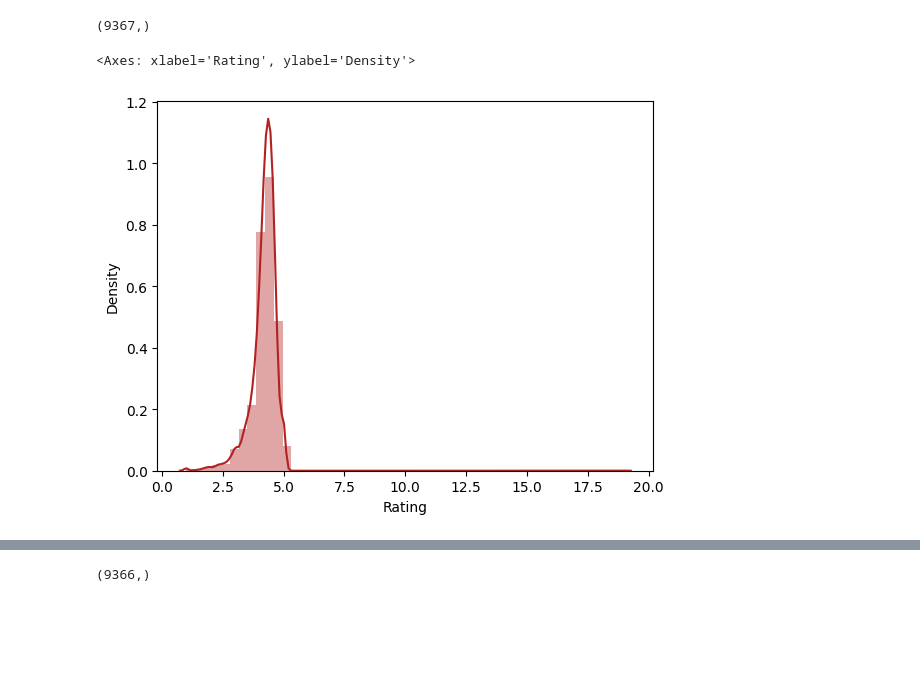
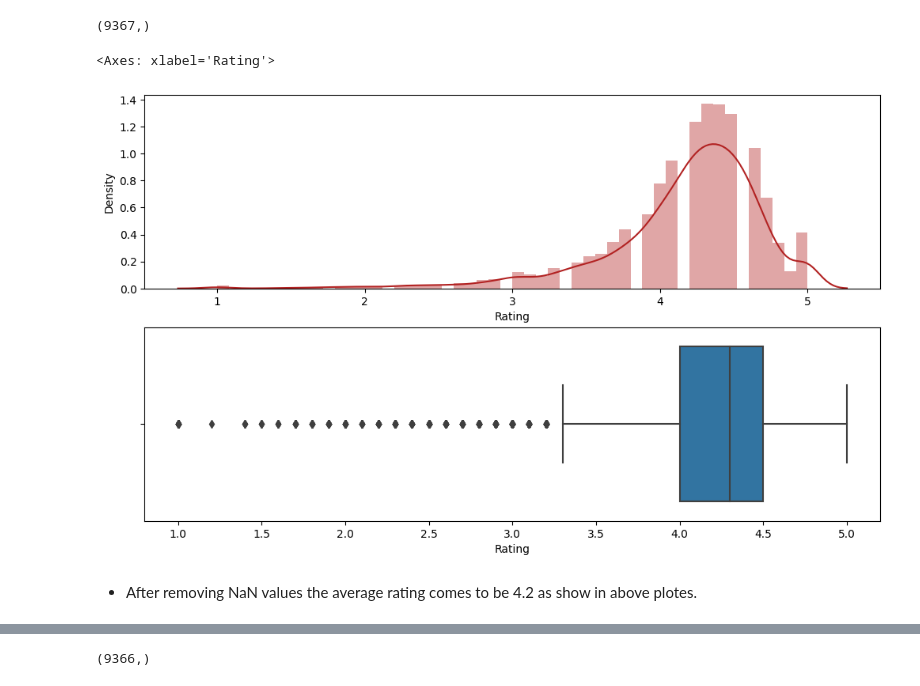
Before and after one commit to chauhan-jaswant/EDA-PROJECT, a Jupyter notebook: Play_Store_App_Review_Analysis.ipynb, the cells around one changed output, grey strips where cells are left out. Saved outputs shown, nothing was run; the diff lists cells and outputs as text; code cells hidden in the pictures; blank space fills up the shorter version.

Commit message:
Data Visualization and  Exploration

```diff
--- a/Play_Store_App_Review_Analysis.ipynb
+++ b/Play_Store_App_Review_Analysis.ipynb
@@ -250,11 +250,19 @@ df.dropna(subset=['Rating'],inplace=True)
 df['Rating'].shape
 # %% [output]
 (9367,)
-# %%
-sns.distplot(df['Rating'],color='firebrick')
-# %% [output]
-<Axes: xlabel='Rating', ylabel='Density'>
-[figure, removed]
+# %%
+# sns.distplot(df['Rating'],color='firebrick')
+
+fig, ax = plt.subplots(2,1, figsize=(12,7))
+sns.distplot(df['Rating'],color='firebrick',ax=ax[0])
+sns.boxplot(x='Rating',data=df, ax=ax[1])
+# %% [output]
+<Axes: xlabel='Rating'>
+[figure, added]
+# %% [markdown]
+
+
+*   After removing NaN values the average rating comes to be 4.2 as  show in above plotes.
 # %%
 df[df['Content Rating'].isnull()]
 # %% [output]
```
Also changed, not shown: parts of 30 cells of this notebook.
